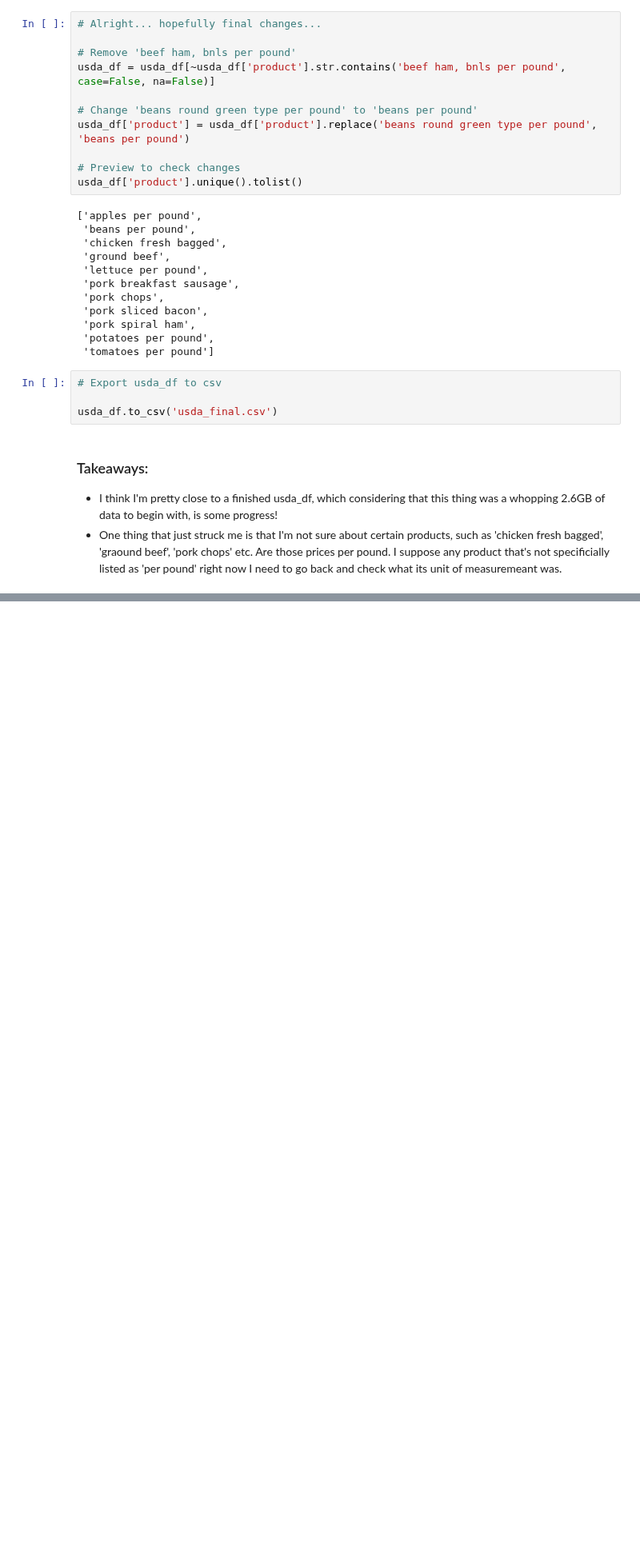
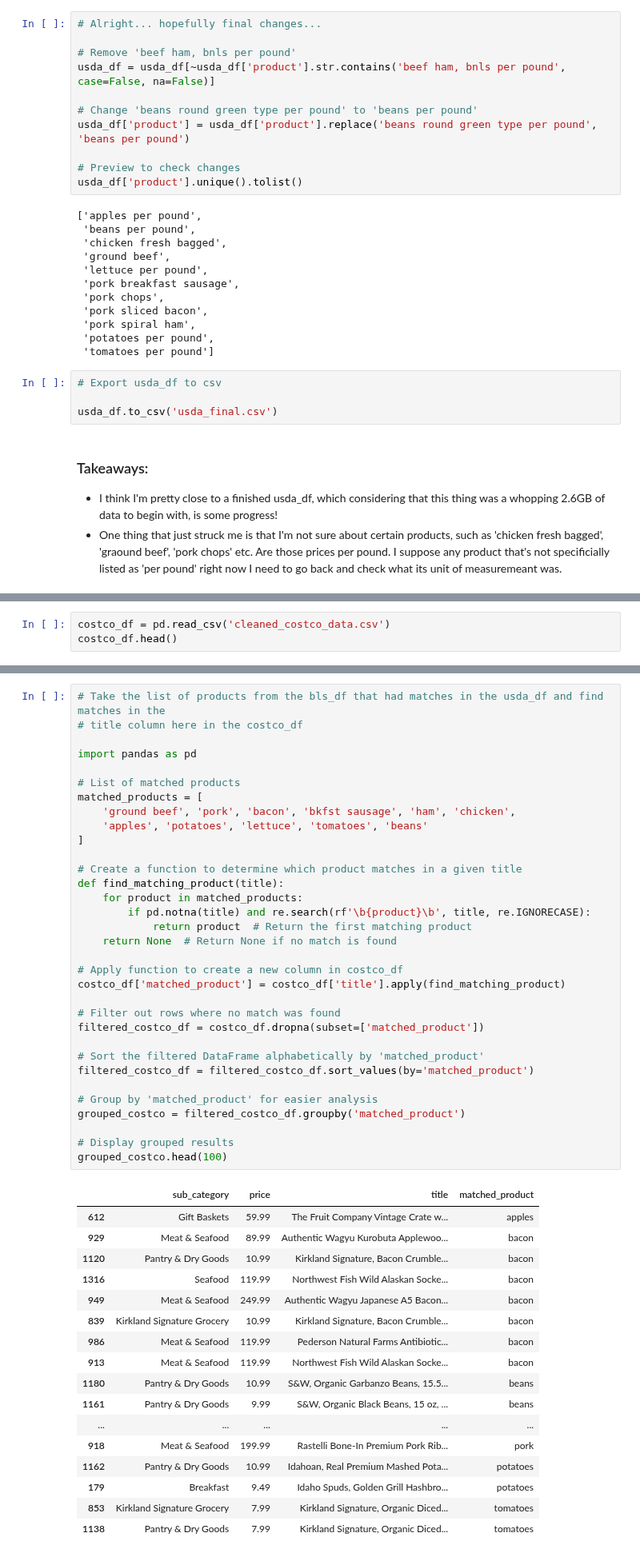
Before and after one commit to bradleytkay/Q1-2025-data-analysis-project-challenge, a Jupyter notebook: Q1-2025-step-2b-cleaning-pt-3.ipynb, the cells around one changed output, grey strips where cells are left out. Shown at 80% size. Drawn from its saved outputs; the diff is of its cells as text; blank space fills up the shorter version.

```diff
--- a/Q1-2025-step-2b-cleaning-pt-3.ipynb
+++ b/Q1-2025-step-2b-cleaning-pt-3.ipynb
@@ -1074,0 +1079,3 @@ usda_df.to_csv('usda_final.csv')
+# %%
+costco_df = pd.read_csv('cleaned_costco_data.csv')
+costco_df.head()
@@ -1074,0 +1089,51 @@ usda_df.to_csv('usda_final.csv')
+# %%
+# Take the list of products from the bls_df that had matches in the usda_df and find matches in the
+# title column here in the costco_df
+
+import pandas as pd
+
+# List of matched products
+matched_products = [
+    'ground beef', 'pork', 'bacon', 'bkfst sausage', 'ham', 'chicken',
+    'apples', 'potatoes', 'lettuce', 'tomatoes', 'beans'
+]
+
+# Create a function to determine which product matches in a given title
+def find_matching_product(title):
+    for product in matched_products:
+        if pd.notna(title) and re.search(rf'\b{product}\b', title, re.IGNORECASE):
+            return product  # Return the first matching product
+    return None  # Return None if no match is found
+
+# Apply function to create a new column in costco_df
+costco_df['matched_product'] = costco_df['title'].apply(find_matching_product)
+
+# Filter out rows where no match was found
+filtered_costco_df = costco_df.dropna(subset=['matched_product'])
+
+# Sort the filtered DataFrame alphabetically by 'matched_product'
+filtered_costco_df = filtered_costco_df.sort_values(by='matched_product')
+
+# Group by 'matched_product' for easier analysis
+grouped_costco = filtered_costco_df.groupby('matched_product')
+
+# Display grouped results
+grouped_costco.head(100)
+# %% [output]
+|  | sub_category | price | title | matched_product |
+| 612 | Gift Baskets | 59.99 | The Fruit Company Vintage Crate w... | apples |
+| 929 | Meat & Seafood | 89.99 | Authentic Wagyu Kurobuta Applewoo... | bacon |
+| 1120 | Pantry & Dry Goods | 10.99 | Kirkland Signature, Bacon Crumble... | bacon |
+| 1316 | Seafood | 119.99 | Northwest Fish Wild Alaskan Socke... | bacon |
+| 949 | Meat & Seafood | 249.99 | Authentic Wagyu Japanese A5 Bacon... | bacon |
+| 839 | Kirkland Signature Grocery | 10.99 | Kirkland Signature, Bacon Crumble... | bacon |
+| 986 | Meat & Seafood | 119.99 | Pederson Natural Farms Antibiotic... | bacon |
+| 913 | Meat & Seafood | 119.99 | Northwest Fish Wild Alaskan Socke... | bacon |
+| 1180 | Pantry & Dry Goods | 10.99 | S&W, Organic Garbanzo Beans, 15.5... | beans |
+| 1161 | Pantry & Dry Goods | 9.99 | S&W, Organic Black Beans, 15 oz, ... | beans |
+| ... | ... | ... | ... | ... |
+| 918 | Meat & Seafood | 199.99 | Rastelli Bone-In Premium Pork Rib... | pork |
+| 1162 | Pantry & Dry Goods | 10.99 | Idahoan, Real Premium Mashed Pota... | potatoes |
+| 179 | Breakfast | 9.49 | Idaho Spuds, Golden Grill Hashbro... | potatoes |
+| 853 | Kirkland Signature Grocery | 7.99 | Kirkland Signature, Organic Diced... | tomatoes |
+| 1138 | Pantry & Dry Goods | 7.99 | Kirkland Signature, Organic Diced... | tomatoes |
```
Also changed, not shown: parts of 4 cells of this notebook.
